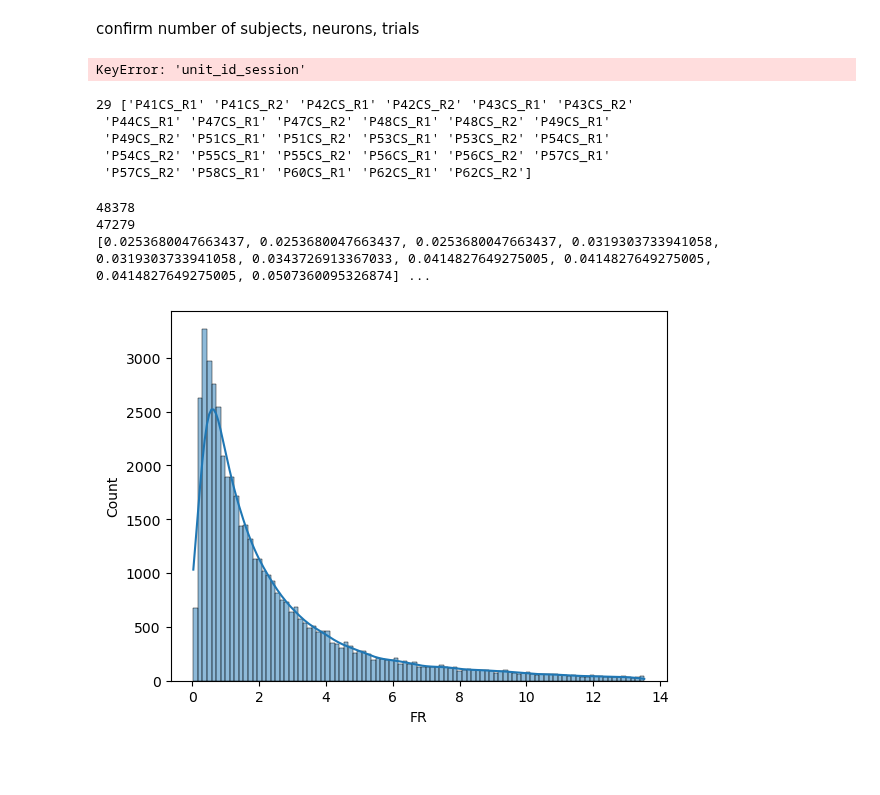
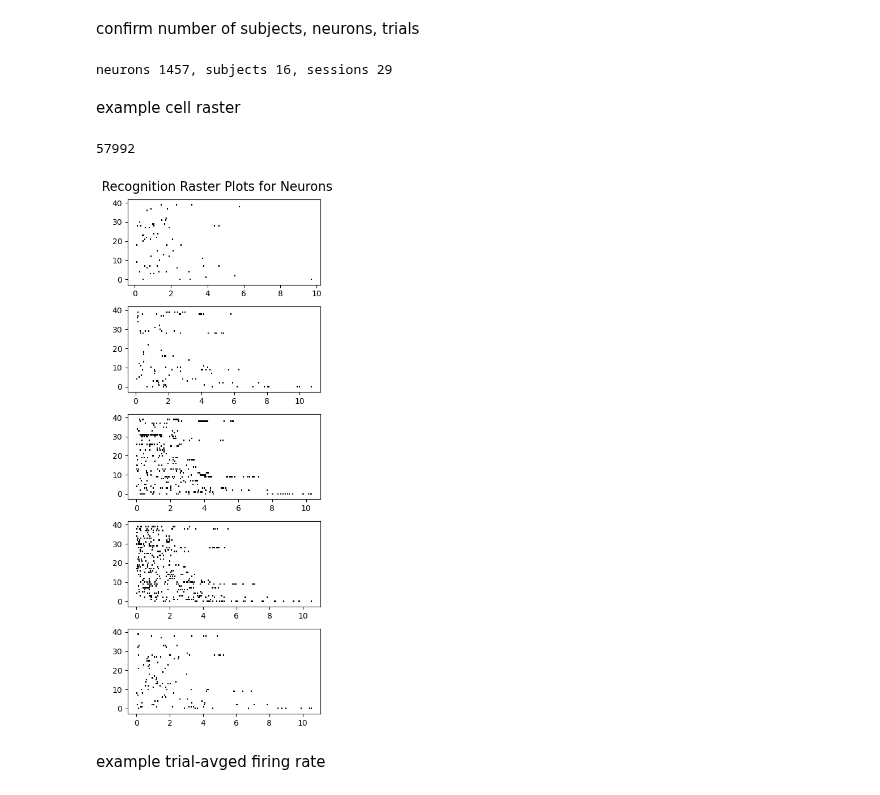
Before and after one commit to NuttidaLab/movie_analysis, a Jupyter notebook: plot.ipynb, the cells around one changed output. Cells and saved outputs as stored; diff of their text form; code cells hidden in the pictures; blank space fills up the shorter version.

```diff
--- a/plot.ipynb
+++ b/plot.ipynb
@@ -30,35 +30,34 @@ confirm number of subjects, neurons, trials
 num_neurons = len(np.unique(df['neuron']))
 num_subjs = len(np.unique(df['subj']))
 num_sess = len(np.unique(df['sess']))
-print(num_neurons, num_subjs, num_sess)
+print(f'neurons {num_neurons}, subjects {num_subjs}, sessions {num_sess}')
 # %% [output]
-KeyError: 'unit_id_session'
+neurons 1457, subjects 16, sessions 29
-# %%
-df_recall = df[df['stim_phase'] == 'recognition']
-tst = np.unique(df_recall['unit_id_session'].str[:8])
-print(len(tst), tst)
-# %% [output]
-29 ['P41CS_R1' 'P41CS_R2' 'P42CS_R1' 'P42CS_R2' 'P43CS_R1' 'P43CS_R2'
- 'P44CS_R1' 'P47CS_R1' 'P47CS_R2' 'P48CS_R1' 'P48CS_R2' 'P49CS_R1'
- 'P49CS_R2' 'P51CS_R1' 'P51CS_R2' 'P53CS_R1' 'P53CS_R2' 'P54CS_R1'
- 'P54CS_R2' 'P55CS_R1' 'P55CS_R2' 'P56CS_R1' 'P56CS_R2' 'P57CS_R1'
- 'P57CS_R2' 'P58CS_R1' 'P60CS_R1' 'P62CS_R1' 'P62CS_R2']
-# %%
-df_recall = df_recall[df_recall['FR'] != 0]
-print(len(df_recall['FR']))
-sns.histplot(df_filtered['FR'], kde=True)
-z_scores = stats.zscore(df_recall['FR'])
-mask = (z_scores < 3) & (z_scores > -3)
-df_filtered = df_recall[mask]
-
-print(len(df_filtered['FR']))
-sorted_FRs = sorted(df_recall['FR'])
-print(sorted_FRs[:10], sorted_FRs[-10:])
-# sns.histplot(df_filtered['FR'], kde=True)
-# plt.ylim(0, 3000)
-plt.show()
-# %% [output]
-48378
-47279
-[0.0253680047663437, 0.0253680047663437, 0.0253680047663437, 0.0319303733941058, 0.0319303733941058, 0.0343726913367033, 0.0414827649275005, 0.0414827649275005, 0.0414827649275005, 0.0507360095326874] ...
-[figure, removed]
+# %% [markdown]
+example cell raster
+# %%
+df_recognition = df[df['stim_phase'] == 'recognition']
+print(len(df_recognition))
+
+neuron_groups = df_recognition.groupby('neuron')
+count = 0
+
+plt.figure(figsize=(4, 10))
+plt.suptitle('Recognition Raster Plots for Neurons', fontsize=16)
+
+for name, group_df in neuron_groups:
+
+    count+=1
+    if count>5:
+        break
+
+    plt.subplot(5, 1, count)
+    plt.eventplot(group_df['trial_aligned_spikes'], linelengths=0.8, color='black')
+
+plt.tight_layout()
+plt.show()
+# %% [output]
+57992
+[figure, added]
+# %% [markdown]
+example trial-avged firing rate
```
Also changed, not shown: parts of 6 cells of this notebook, 1 other file.
